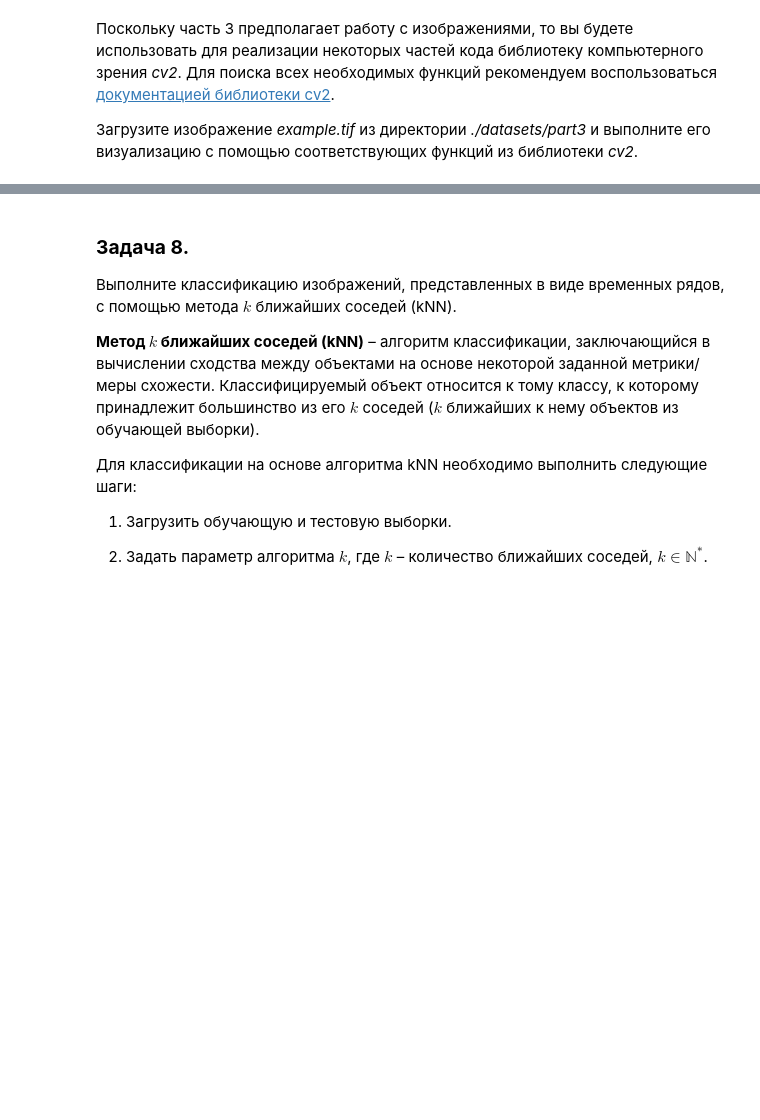
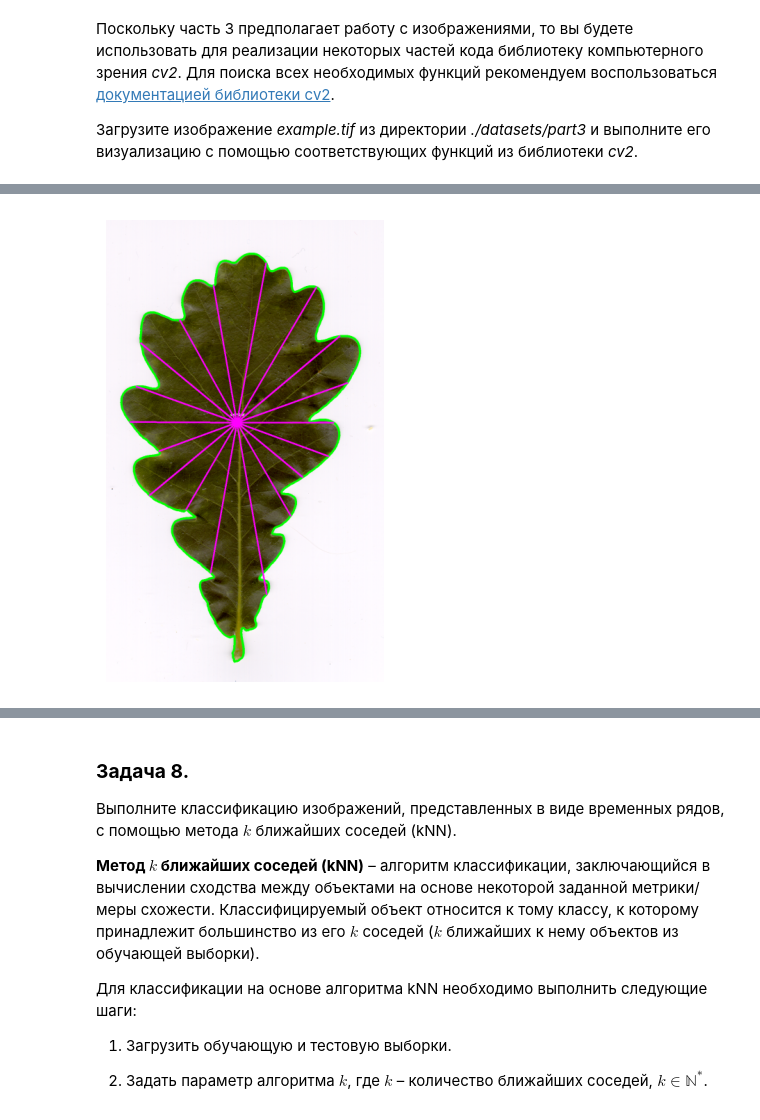
Before and after one commit to Mswork6/2026-Chashin-TimeSeriesCourse, a Jupyter notebook: practice/01 Basics/01 Basics.ipynb, the cells around one changed output, grey strips where cells are left out. Drawn from its saved outputs; the diff is of its cells as text; code cells hidden in the pictures; blank space fills up the shorter version.

```diff
--- a/practice/01 Basics/01 Basics.ipynb
+++ b/practice/01 Basics/01 Basics.ipynb
@@ -585,6 +590,8 @@ T = \{t_i\}_{i=1}^K,\;где \; t_i = dist(O, P_i), \; P_i \in P.
 # %%
 angle_step = 20
 visualize = True
 
-#ts = image2ts(img, angle_step, visualize)
-#plot_ts(np.array([ts]), "Time series representation of image")
+ts = Image2TimeSeries(angle_step).convert(img, visualize)
+plot_ts(np.array([ts]), "Time series representation of image")
+# %% [output]
+[figure, added]
```
Also changed, not shown: parts of 19 cells of this notebook, 2 other files.
